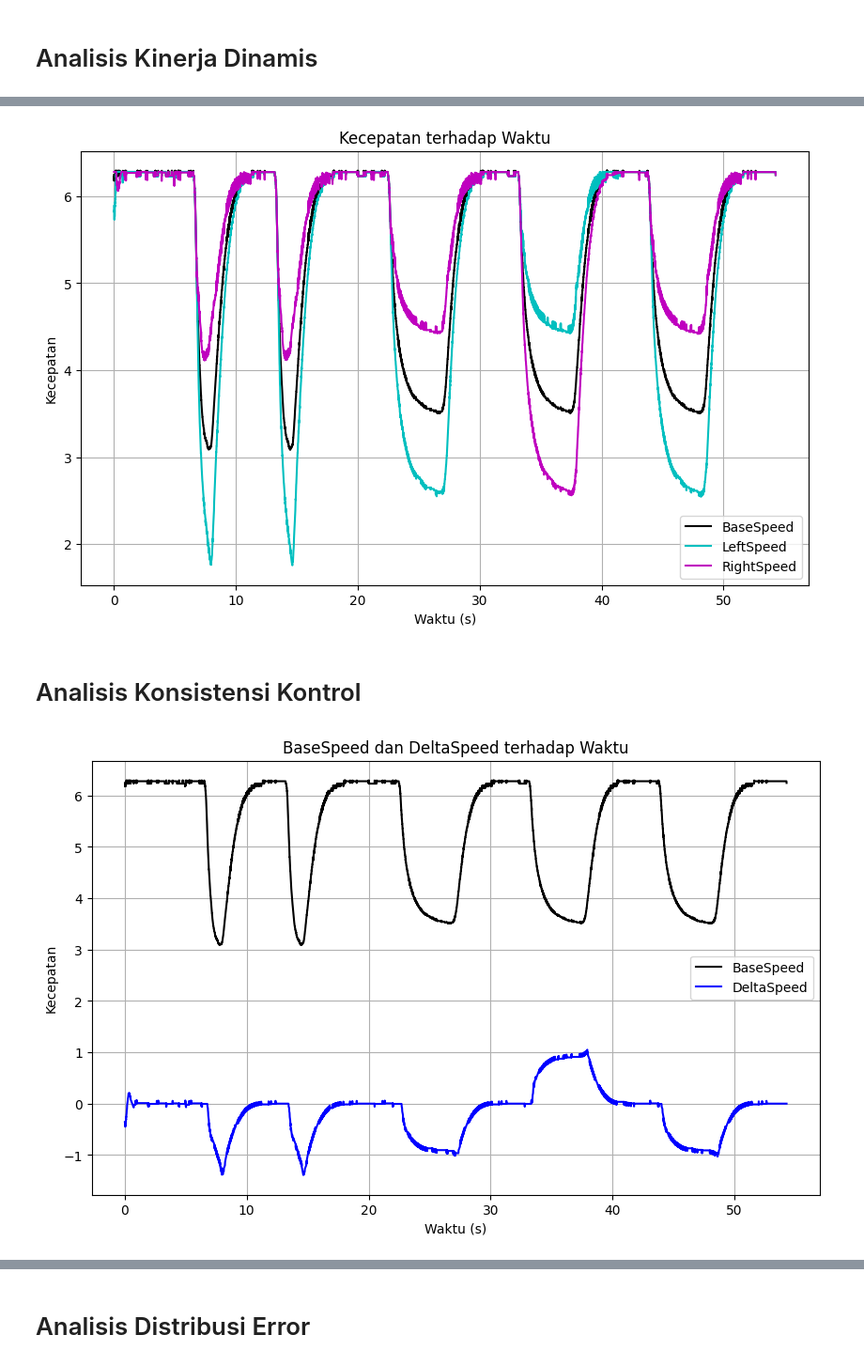
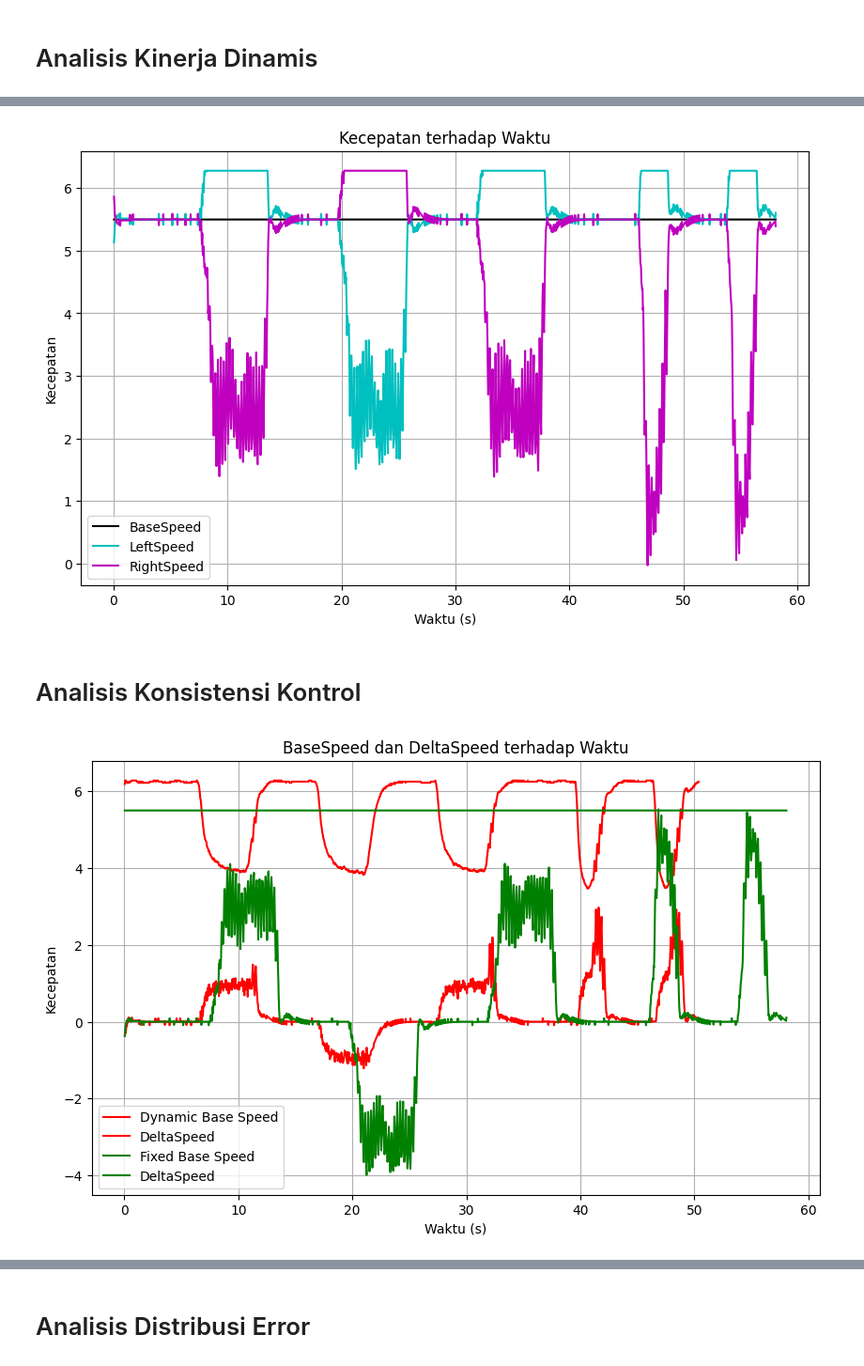
Before and after one commit to 2black0/Line-Follower-Computer-Vision-Webots, a Jupyter notebook: controllers/robot_controller/result-analysis.ipynb, the cells around one changed output, grey strips where cells are left out. Shown at 94% size. Saved outputs shown, nothing was run; the diff lists cells and outputs as text; code cells hidden in the pictures.

```diff
--- a/controllers/robot_controller/result-analysis.ipynb
+++ b/controllers/robot_controller/result-analysis.ipynb
@@ -3,8 +3,10 @@ import pandas as pd
 import matplotlib.pyplot as plt
 # %%
 # Baca data dari file CSV
-file_path = 'output.csv'  # Ganti dengan path ke file CSV Anda
-data = pd.read_csv(file_path)
+file_path1 = 'output_arena1_base&delta.csv'  # Ganti dengan path ke file CSV Anda
+file_path2 = 'output_arena1_delta.csv'
+data1 = pd.read_csv(file_path1)
+data2 = pd.read_csv(file_path2)
 # %% [markdown]
 # Visualisasi Perjalanan Robot
 # %%
@@ -226,22 +232,24 @@ plt.legend()
 plt.grid(True)
 plt.show()
 # %% [output]
-[figure, old version]
+[figure, new version]
 # %% [markdown]
 # Analisis Konsistensi Kontrol
 # %%
 # Plot BaseSpeed dan DeltaSpeed terhadap waktu
 plt.figure(figsize=(10, 6))
-plt.plot(data['Time'], data['BaseSpeed'], label='BaseSpeed', color='k')
-plt.plot(data['Time'], data['DeltaSpeed'], label='DeltaSpeed', color='b')
+plt.plot(data1['Time'], data1['BaseSpeed'], label='Dynamic Base Speed', color='r')
+plt.plot(data1['Time'], data1['DeltaSpeed'], label='DeltaSpeed', color='r')
+plt.plot(data2['Time'], data2['BaseSpeed'], label='Fixed Base Speed', color='g')
+plt.plot(data2['Time'], data2['DeltaSpeed'], label='DeltaSpeed', color='g')
 plt.title('BaseSpeed dan DeltaSpeed terhadap Waktu')
 plt.xlabel('Waktu (s)')
 plt.ylabel('Kecepatan')
 plt.legend()
 plt.grid(True)
 plt.show()
 # %% [output]
-[figure, old version]
+[figure, new version]
 # %%
 # Plot Angle terhadap waktu
 plt.figure(figsize=(10, 6))
```
Also changed, not shown: parts of 17 cells of this notebook, 25 other files.
